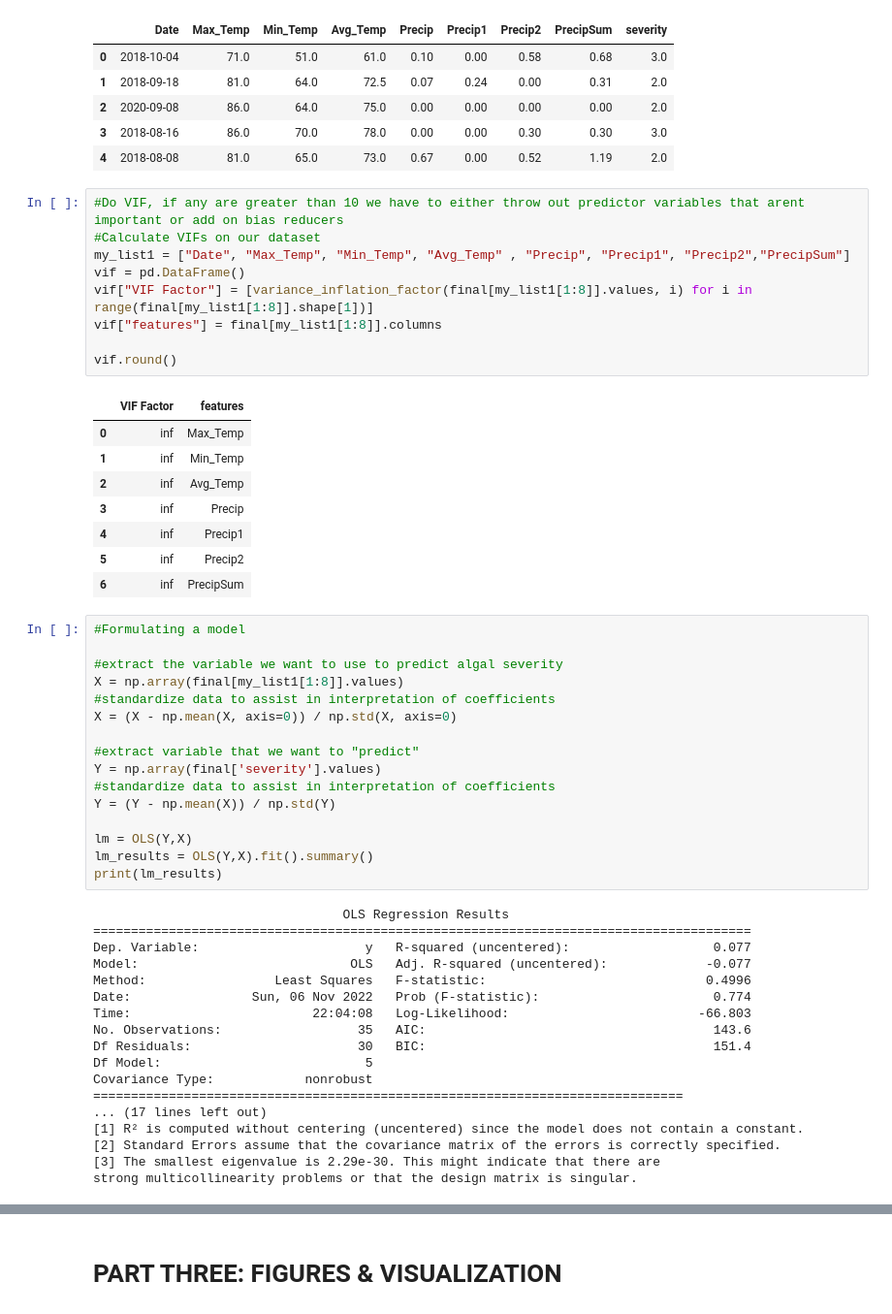
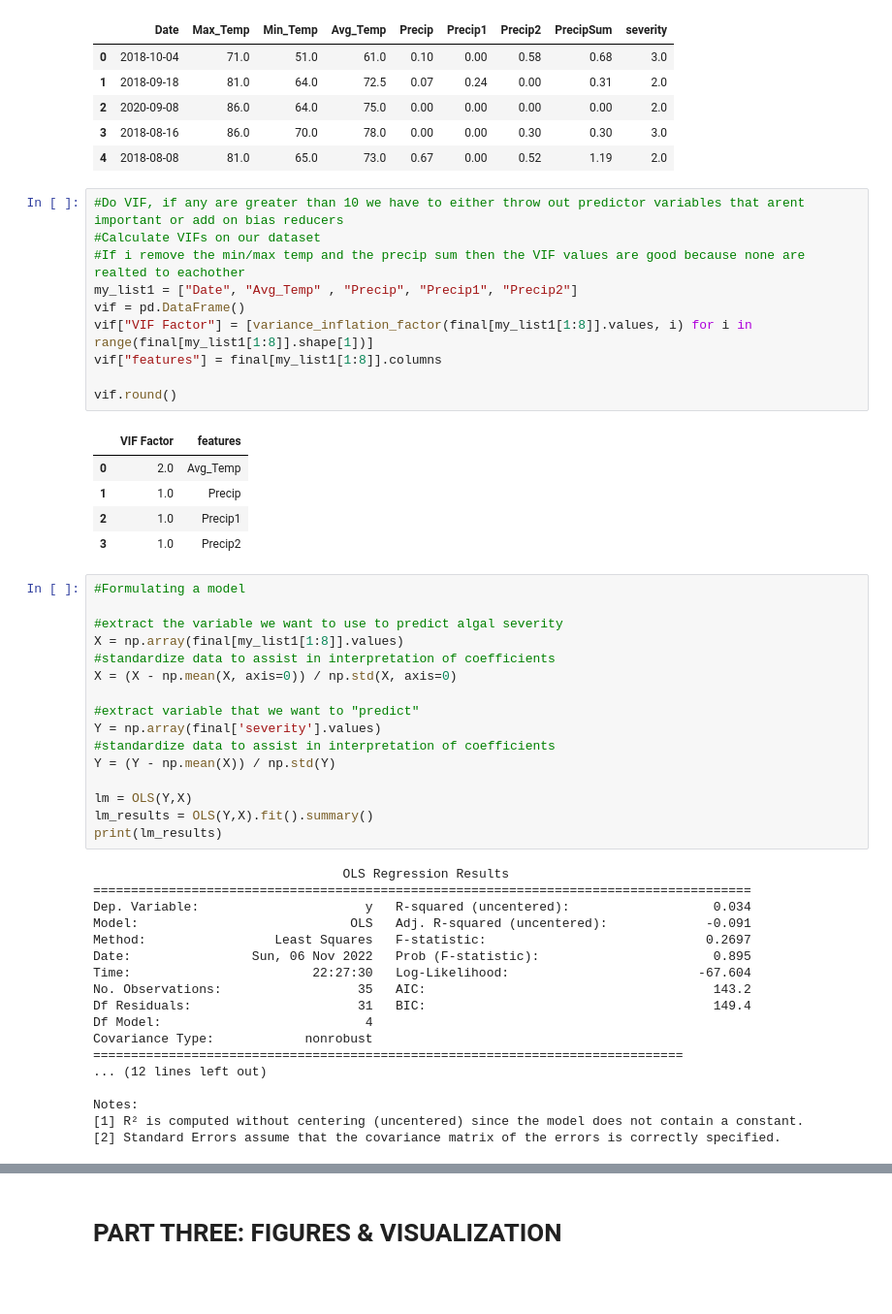
Before and after one commit to ChrisHarvey21/HABs, a Jupyter notebook: HABs.ipynb, the cells around one changed output, grey strips where cells are left out. Shown at 97% size. Drawn from its saved outputs; the diff is of its cells as text; blank space fills up the shorter version.

```diff
--- a/HABs.ipynb
+++ b/HABs.ipynb
@@ -277,21 +277,19 @@ final[my_list].head()
 # %%
 #Do VIF, if any are greater than 10 we have to either throw out predictor variables that arent important or add on bias reducers
 #Calculate VIFs on our dataset
-my_list1 = ["Date", "Max_Temp", "Min_Temp", "Avg_Temp" , "Precip", "Precip1", "Precip2","PrecipSum"]
+#If i remove the min/max temp and the precip sum then the VIF values are good because none are realted to eachother
+my_list1 = ["Date", "Avg_Temp" , "Precip", "Precip1", "Precip2"]
 vif = pd.DataFrame()
 vif["VIF Factor"] = [variance_inflation_factor(final[my_list1[1:8]].values, i) for i in range(final[my_list1[1:8]].shape[1])]
 vif["features"] = final[my_list1[1:8]].columns
 
 vif.round()
 # %% [output]
 |  | VIF Factor | features |
-| 0 | inf | Max_Temp |
-| 1 | inf | Min_Temp |
-| 2 | inf | Avg_Temp |
-| 3 | inf | Precip |
-| 4 | inf | Precip1 |
-| 5 | inf | Precip2 |
-| 6 | inf | PrecipSum |
+| 0 | 2.0 | Avg_Temp |
+| 1 | 1.0 | Precip |
+| 2 | 1.0 | Precip1 |
+| 3 | 1.0 | Precip2 |
 # %%
 #Formulating a model
 
@@ -311,21 +309,21 @@ print(lm_results)
 # %% [output]
                                  OLS Regression Results
 =======================================================================================
-Dep. Variable:                      y   R-squared (uncentered):                   0.077
-Model:                            OLS   Adj. R-squared (uncentered):             -0.077
-Method:                 Least Squares   F-statistic:                             0.4996
-Date:                Sun, 06 Nov 2022   Prob (F-statistic):                       0.774
-Time:                        22:04:08   Log-Likelihood:                         -66.803
-No. Observations:                  35   AIC:                                      143.6
-Df Residuals:                      30   BIC:                                      151.4
-Df Model:                           5
+Dep. Variable:                      y   R-squared (uncentered):                   0.034
+Model:                            OLS   Adj. R-squared (uncentered):             -0.091
+Method:                 Least Squares   F-statistic:                             0.2697
+Date:                Sun, 06 Nov 2022   Prob (F-statistic):                       0.895
+Time:                        22:27:30   Log-Likelihood:                         -67.604
+No. Observations:                  35   AIC:                                      143.2
+Df Residuals:                      31   BIC:                                      149.4
+Df Model:                           4
 Covariance Type:            nonrobust
 ==============================================================================
-... (17 lines left out)
+... (12 lines left out)
+
+Notes:
 [1] R² is computed without centering (uncentered) since the model does not contain a constant.
 [2] Standard Errors assume that the covariance matrix of the errors is correctly specified.
-[3] The smallest eigenvalue is 2.29e-30. This might indicate that there are
-strong multicollinearity problems or that the design matrix is singular.
 # %%
 #Random Forest Regression
 # Import libraries
```
Also changed, not shown: parts of 7 cells of this notebook.
